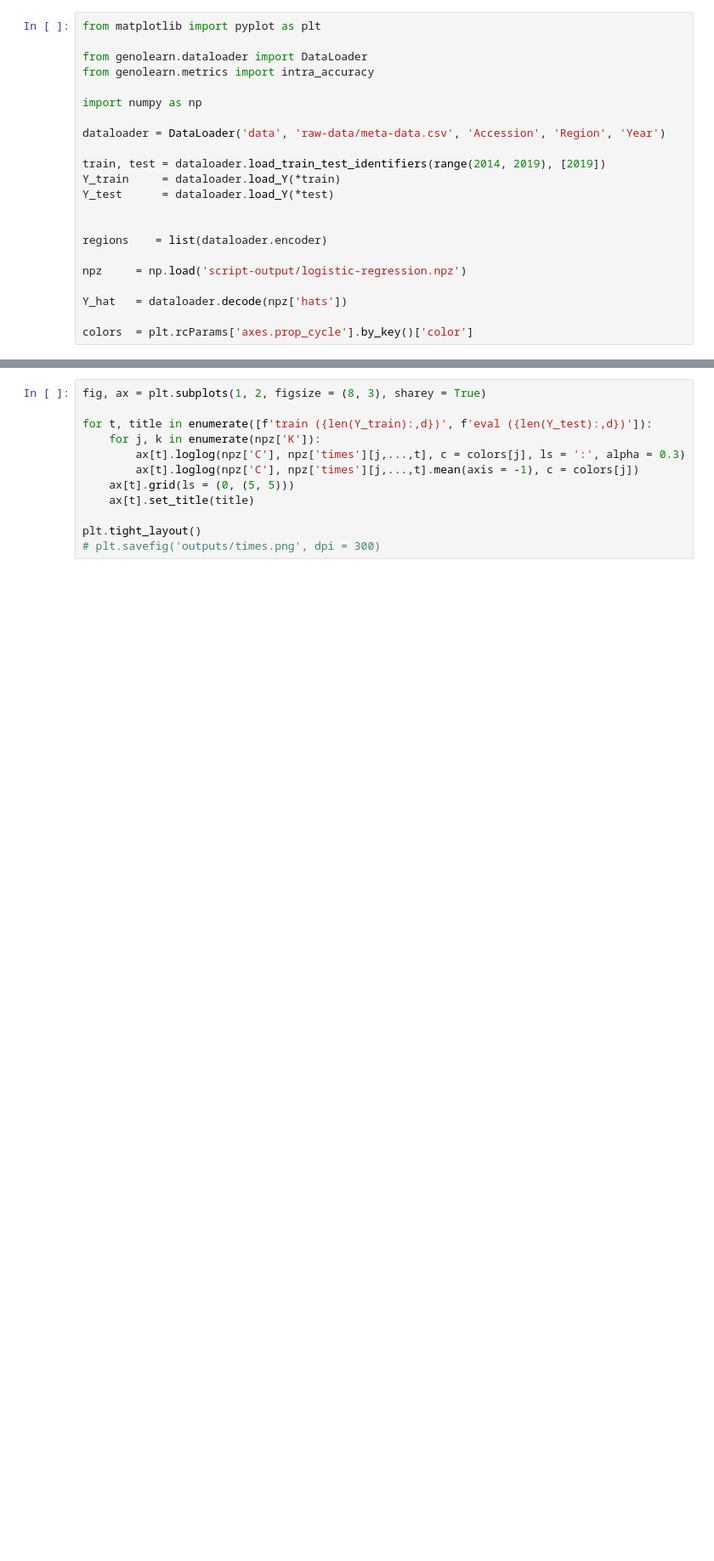
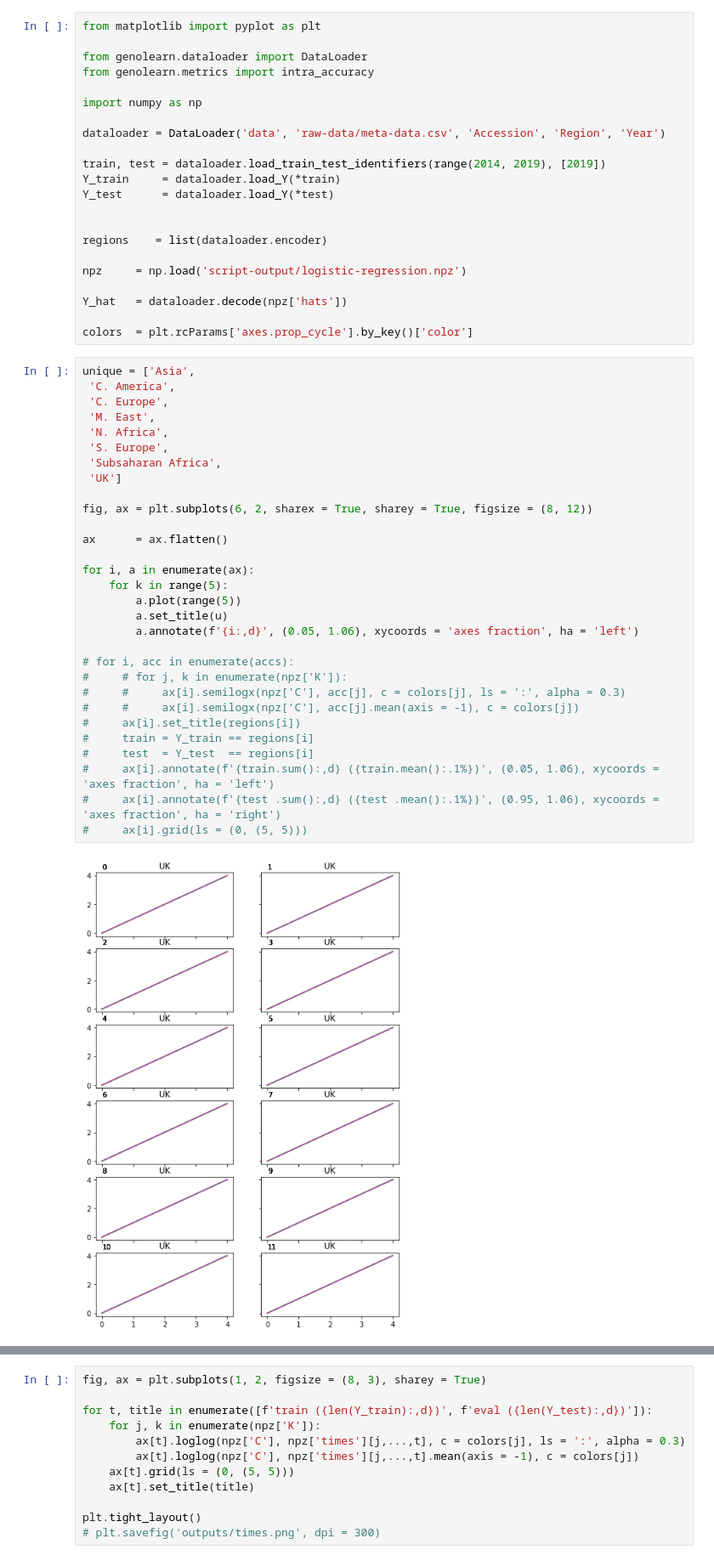
Before and after one commit to jordan-wei-taylor/genolearn, a Jupyter notebook: demo-B.ipynb, the cells around one changed output, grey strips where cells are left out. Shown: that part at 85% size. Drawn from its saved outputs; the diff is of its cells as text; blank space fills up the shorter version.

Commit message:
modified train.py

```diff
--- a/demo-B.ipynb
+++ b/demo-B.ipynb
@@ -20,6 +20,38 @@ npz     = np.load('script-output/logistic-regression.npz')
 Y_hat   = dataloader.decode(npz['hats'])
 
 colors  = plt.rcParams['axes.prop_cycle'].by_key()['color']
+# %%
+unique = ['Asia',
+ 'C. America',
+ 'C. Europe',
+ 'M. East',
+ 'N. Africa',
+ 'S. Europe',
+ 'Subsaharan Africa',
+ 'UK']
+
+fig, ax = plt.subplots(6, 2, sharex = True, sharey = True, figsize = (8, 12))
+
+ax      = ax.flatten()
+
+for i, a in enumerate(ax):
+    for k in range(5):
+        a.plot(range(5))
+        a.set_title(u)
+        a.annotate(f'{i:,d}', (0.05, 1.06), xycoords = 'axes fraction', ha = 'left')
+
+# for i, acc in enumerate(accs):
+#     # for j, k in enumerate(npz['K']):
+#     #     ax[i].semilogx(npz['C'], acc[j], c = colors[j], ls = ':', alpha = 0.3)
+#     #     ax[i].semilogx(npz['C'], acc[j].mean(axis = -1), c = colors[j])
+#     ax[i].set_title(regions[i])
+#     train = Y_train == regions[i]
+#     test  = Y_test  == regions[i]
+#     ax[i].annotate(f'{train.sum():,d} ({train.mean():.1%})', (0.05, 1.06), xycoords = 'axes fraction', ha = 'left')
+#     ax[i].annotate(f'{test .sum():,d} ({test .mean():.1%})', (0.95, 1.06), xycoords = 'axes fraction', ha = 'right')
+#     ax[i].grid(ls = (0, (5, 5)))
+# %% [output]
+[figure, added]
 # %%
 accs    = intra_accuracy(Y_test, Y_hat, regions)
 
```
Also changed, not shown: 28 other files.
